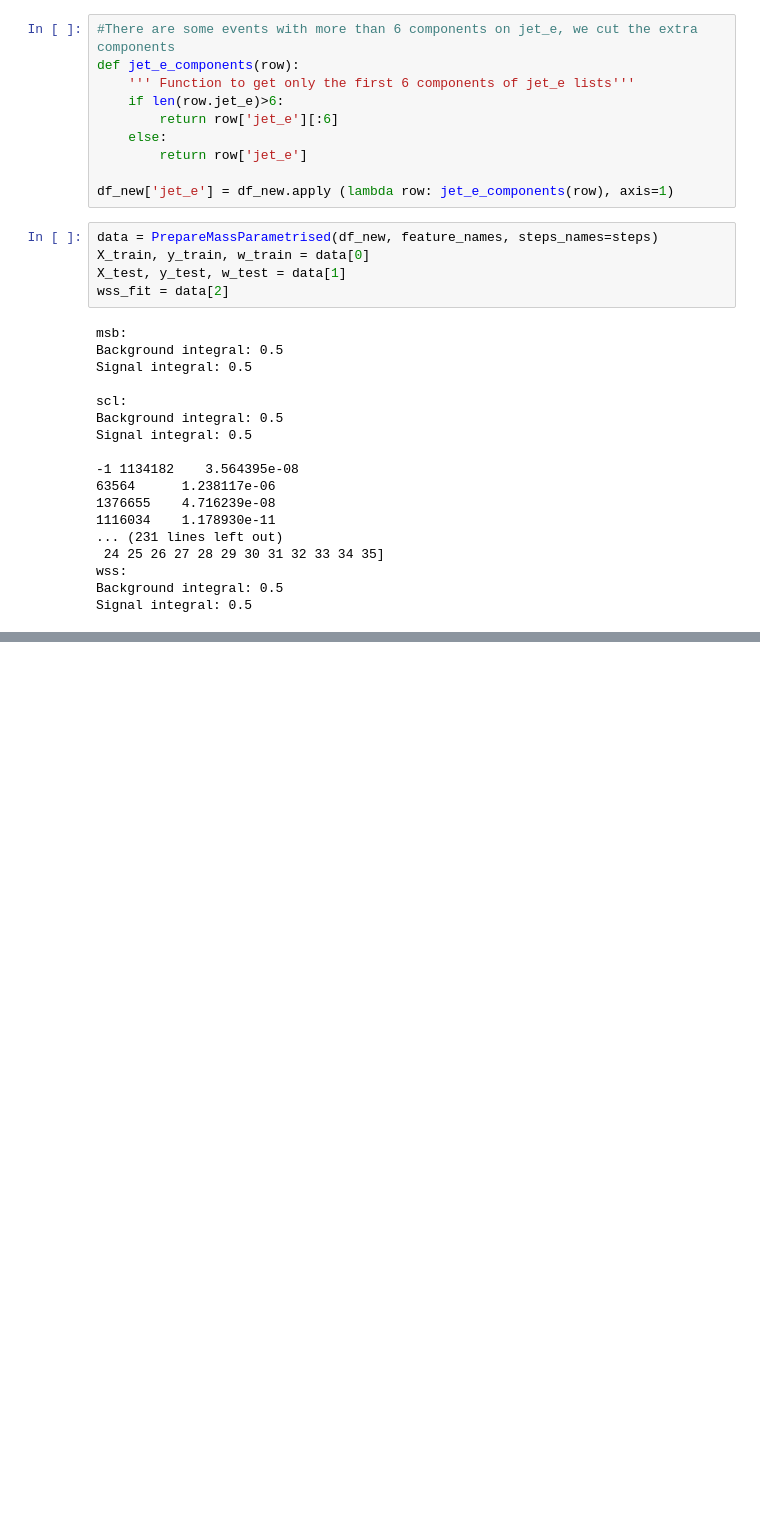
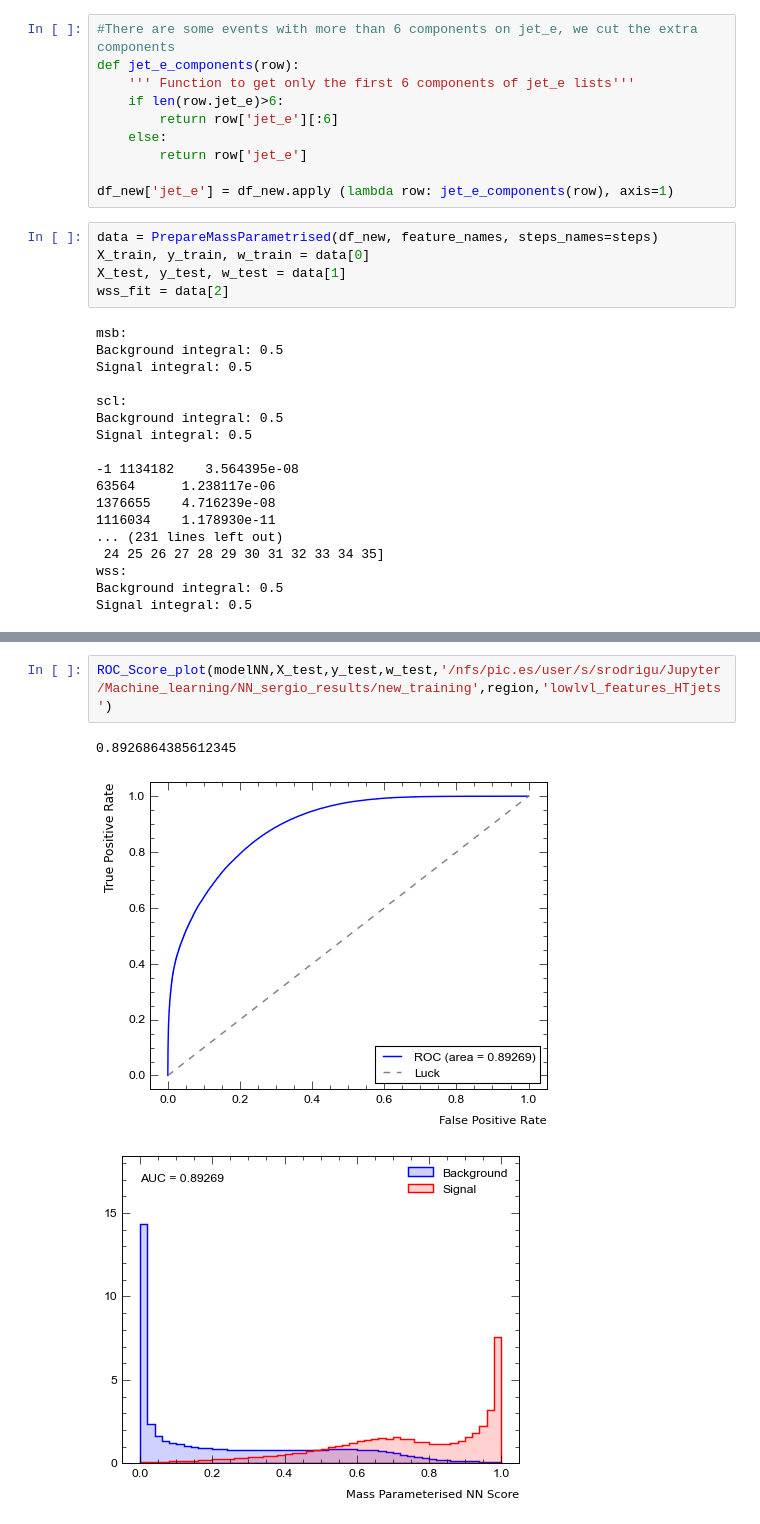
Before and after one commit to asalvadorsalas/IFAE_NNTools, a Jupyter notebook: jupyter/Train_Hplustb/NN_Train_new_features.ipynb, the cells around one changed output, grey strips where cells are left out. Cells and saved outputs as stored; diff of their text form; blank space fills up the shorter version.

```diff
--- a/jupyter/Train_Hplustb/NN_Train_new_features.ipynb
+++ b/jupyter/Train_Hplustb/NN_Train_new_features.ipynb
@@ -664,0 +796,6 @@ print(auc_everymass)
+# %%
+ROC_Score_plot(modelNN,X_test,y_test,w_test,'/nfs/pic.es/user/s/srodrigu/Jupyter/Machine_learning/NN_sergio_results/new_training',region,'lowlvl_features_HTjets')
+# %% [output]
+0.8926864385612345
+[figure, added]
+[figure, added]
```
Also changed, not shown: parts of 42 cells of this notebook, 1 other file.
